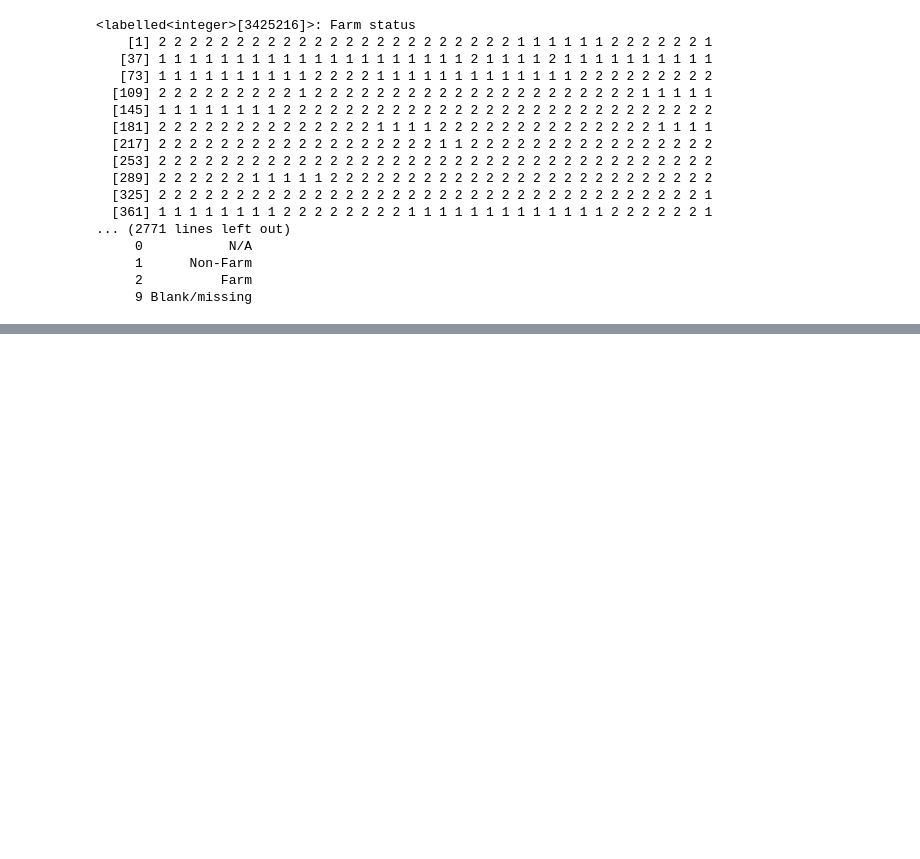
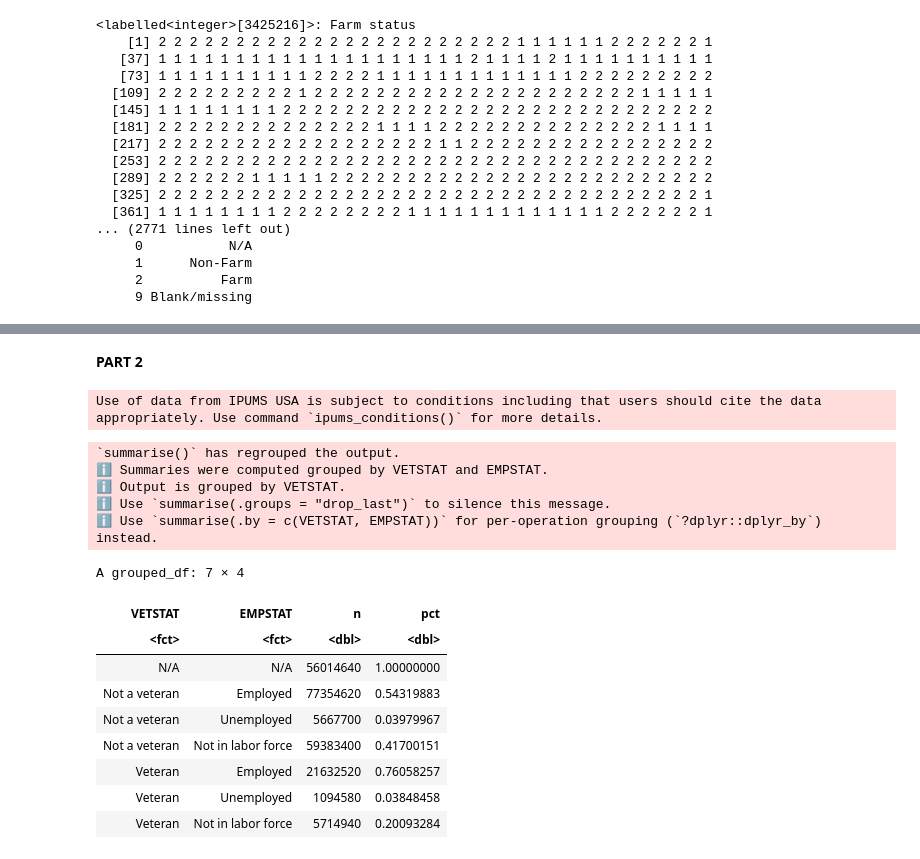
Before and after one commit to jcolond/LTCC_Reno, a Jupyter notebook: IPUMS_Exercise_1.ipynb, the cells around one changed output, grey strips where cells are left out. Cells and saved outputs as stored; diff of their text form; code cells hidden in the pictures; blank space fills up the shorter version.

```diff
--- a/IPUMS_Exercise_1.ipynb
+++ b/IPUMS_Exercise_1.ipynb
@@ -47,0 +76,25 @@ Caused by error:
+# %% [markdown]
+**PART 2**
+# %%
+ddi <- read_ipums_ddi ("usa_00072.xml")
+data <- read_ipums_micro(ddi)
+# %% [output]
+Use of data from IPUMS USA is subject to conditions including that users should cite the data appropriately. Use command `ipums_conditions()` for more details.
+# %%
+data %>% filter(YEAR == 1980) %>% group_by(VETSTAT = haven::as_factor(VETSTAT), EMPSTAT = haven::as_factor(EMPSTAT)) %>% summarize(n = sum(PERWT)) %>% mutate(pct = n/sum(n))
+# %% [output]
+`summarise()` has regrouped the output.
+ℹ Summaries were computed grouped by VETSTAT and EMPSTAT.
+ℹ Output is grouped by VETSTAT.
+ℹ Use `summarise(.groups = "drop_last")` to silence this message.
+ℹ Use `summarise(.by = c(VETSTAT, EMPSTAT))` for per-operation grouping (`?dplyr::dplyr_by`) instead.
+A grouped_df: 7 × 4
+| VETSTAT | EMPSTAT | n | pct |
+| <fct> | <fct> | <dbl> | <dbl> |
+| N/A | N/A | 56014640 | 1.00000000 |
+| Not a veteran | Employed | 77354620 | 0.54319883 |
+| Not a veteran | Unemployed | 5667700 | 0.03979967 |
+| Not a veteran | Not in labor force | 59383400 | 0.41700151 |
+| Veteran | Employed | 21632520 | 0.76058257 |
+| Veteran | Unemployed | 1094580 | 0.03848458 |
+| Veteran | Not in labor force | 5714940 | 0.20093284 |
```
Also changed, not shown: parts of 13 cells of this notebook, 1 other file.
